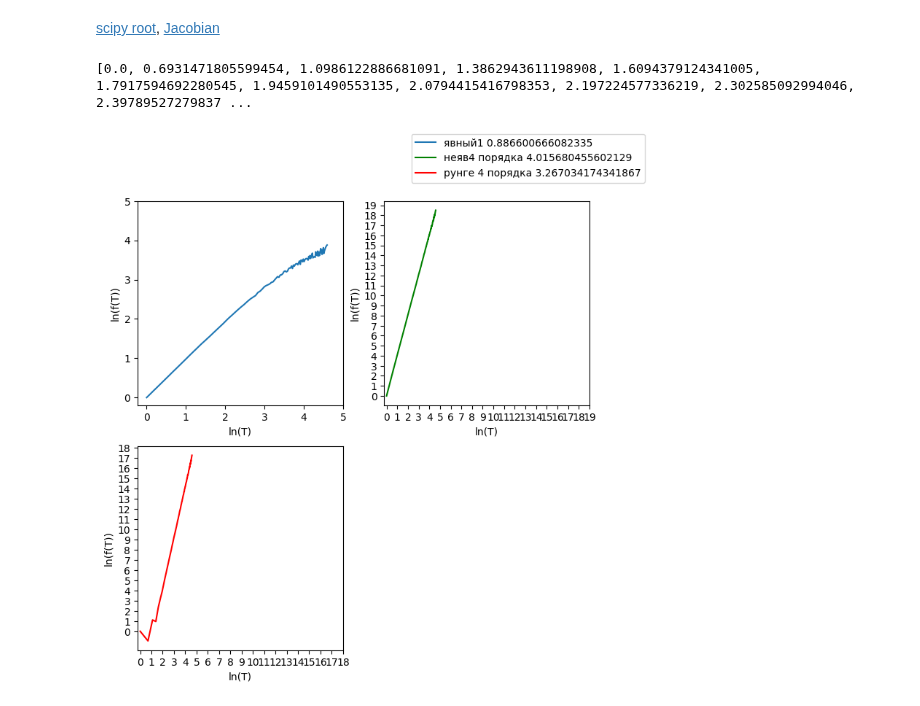
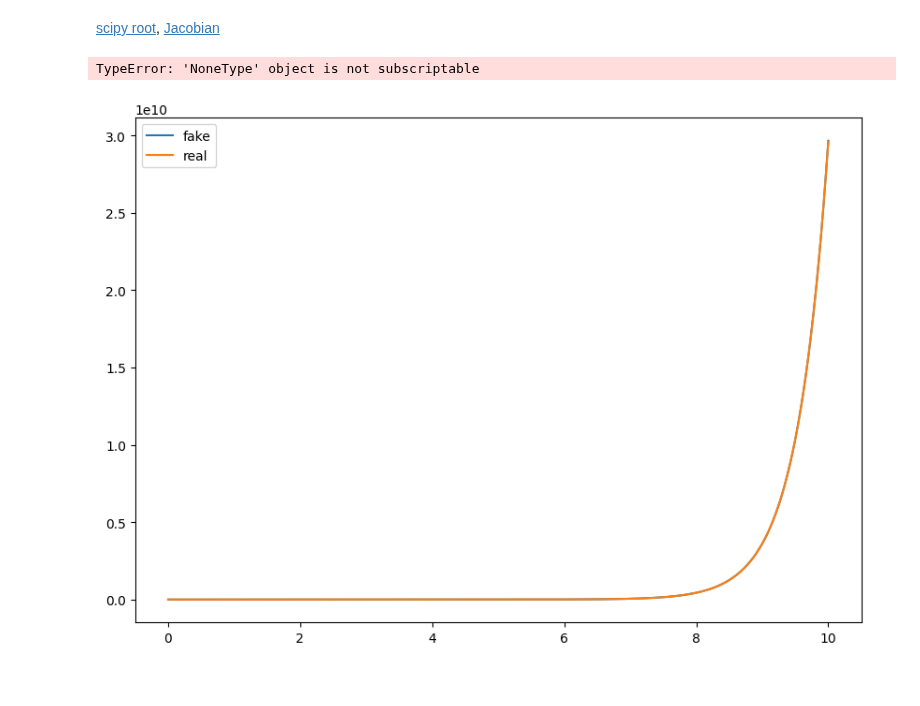
Before and after one commit to ArnautovPeter/projectPractice, a Jupyter notebook: src/test_task.ipynb, the cells around one changed output. Saved outputs shown, nothing was run; the diff lists cells and outputs as text; code cells hidden in the pictures.

```diff
--- a/src/test_task.ipynb
+++ b/src/test_task.ipynb
@@ -135,17 +155,14 @@ def new_T(last_T, T0, array, array_prev, L):
 #     xn3 = (1/2*(5*xvn3+3*yvn3+3*yn3)*T + xvn3)/(1-5/2*T)
 #     return (xn3, yn3)
 # %%
-def do_method(method, t_start, t_finish, array, variables, dynamic_step: bool=True):
-    T, a, b, c = [i for i in variables]
-    max_step = T
+def do_method(method, t_start, t_finish, array, T):
     tl = [t_start]
-    array_T = [T]
-    array_dif = [(fx(array[-1][0], array[-1][1]),
-                    fy(array[-1][0], array[-1][1]))]
+    array_dif = [(fx(0, array[-1][0], array[-1][1]),
+                    fy(0, array[-1][0], array[-1][1]))]
     while tl[-1] <= t_finish:
-        array.append(method(T, array[-1][0], array[-1][1]))
-        array_dif.append((fx(array[-1][0], array[-1][1]),
-                fy(array[-1][0], array[-1][1])))
+        array.append(method(T, array[-1][0], array[-1][1], 0))
+        array_dif.append((fx(0, array[-1][0], array[-1][1]),
+                fy(0, array[-1][0], array[-1][1])))
         tl.append(tl[-1] + T)
     return (tl, array, array_dif)
 # %%
@@ -164,18 +181,12 @@ def f(T_in):
     # T = 0.001
     t_start = 0
     t_finish = 10
-    a = 1
-    c = 0.5
-    b = 0.60
     # Первый элемент это x, второй y
-    variables = (T, a, b, c)
     # array0 = [(2, 0)]
 
     lst =  ((C1+3*C2*t_start) * math.e**(2*t_start), (C2 - C1 - 3 * C2 * t_start) * math.e**(2*t_start))
     sol = Solver2((fx, fy), [], lst, (t_start, t_finish))
-    array1 = sol.do_method(sol.explicit1_method, T_in, False)
-
-    # array1 = do_method(explicit_method, t_start, t_finish, [lst], variables, False)
+    array1 = do_method(implicit2_method, t_start, t_finish, [lst], T_in)
     # array2 = do_method(implicit2_method, t_start, t_finish, [lst], variables, False)
     array2 = sol.do_method(sol.explicit4_method, T_in, False)
     array3 = sol.do_method(sol.explicit5_method, T_in, False)
@@ -200,11 +211,14 @@ def f(T_in):
         max_dif[1] = max(max_dif[1], abs(arrayy2[i] - real_y))
         max_dif[2] = max(max_dif[2], abs(arrayx3[i] - real_x))
         max_dif[2] = max(max_dif[2], abs(arrayy3[i] - real_y))
+
+    # check
     args = np.linspace(t_start, t_finish, 500)
-    # x_true = list([(C1+3*C2*t) * math.e**(2*t) for t in args])
-    # draw([array3[0], args], [arrayx3, x_true], ['fake', 'real'])
-    # return
+    x_true = list([(C1+3*C2*t) * math.e**(2*t) for t in args])
+    draw([array3[0], args], [arrayx3, x_true], ['fake', 'real'])
+
     return max_dif
+
 t_l = list()
 diff_l1 = list()
 diff_l2 = list()
@@ -240,32 +254,32 @@ print()
 
 fig1 = plt.figure(figsize=(8, 8))
 px1 = fig1.add_subplot(221)
 px2 = fig1.add_subplot(222)
 px3 = fig1.add_subplot(223)
 
 px1.plot(t_l, diff_l1, label="явный1" + f" {mean(diff_l1[i]/t_l[i] for i in range(1, len(t_l)))}")
 px1.set_xticks(np.arange(0, math.ceil(math.log(T) - crd_move_x) + 1, step=1))
 px1.set_yticks(np.arange(0, math.ceil(math.log(T) - crd_move_x) + 1, step=1))
 px1.set_xlabel("ln(T)")
 px1.set_ylabel("ln(f(T))")
 
 px2.plot(t_l, diff_l2, label="неяв4 порядка" + f" {mean(diff_l2[i]/t_l[i] for i in range(1, len(t_l)))}", color="green")
 to = max(math.ceil(math.log(dif[1]) - crd_move_y2), math.ceil(math.log(T) - crd_move_x))
 px2.set_xticks(np.arange(0, to + 1, step=1))
 px2.set_yticks(np.arange(0, to + 1, step=1))
 px2.set_xlabel("ln(T)")
 px2.set_ylabel("ln(f(T))")
 
 px3.plot(t_l, diff_l3, label="рунге 4 порядка" + f" {mean(diff_l3[i]/t_l[i] for i in range(1, len(t_l)))}", color="red")
 to = max(math.ceil(math.log(dif[2]) - crd_move_y3), math.ceil(math.log(T) - crd_move_x))
 px3.set_xticks(np.arange(0, to + 1, step=1))
 px3.set_yticks(np.arange(0, to + 1, step=1))
 px3.set_xlabel("ln(T)")
 px3.set_ylabel("ln(f(T))")
 
 print(t_l)
 fig1.legend()
 fig1.show()
 # %% [output]
-[0.0, 0.6931471805599454, 1.0986122886681091, 1.3862943611198908, 1.6094379124341005, 1.7917594692280545, 1.9459101490553135, 2.0794415416798353, 2.197224577336219, 2.302585092994046, 2.39789527279837 ...
+TypeError: 'NoneType' object is not subscriptable
-[figure, old version]
+[figure, new version]
```
Also changed, not shown: parts of 4 cells of this notebook, 3 other files.
